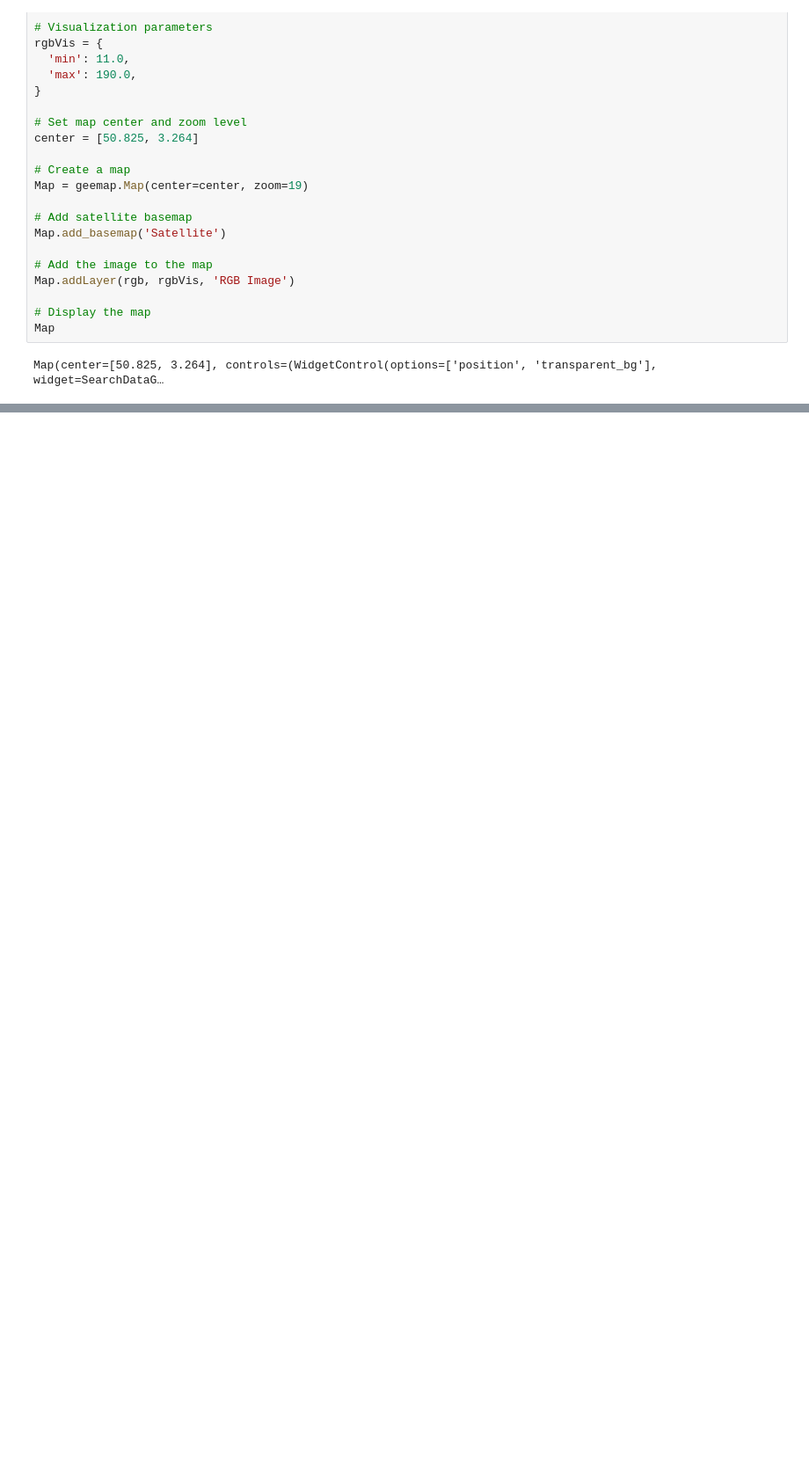
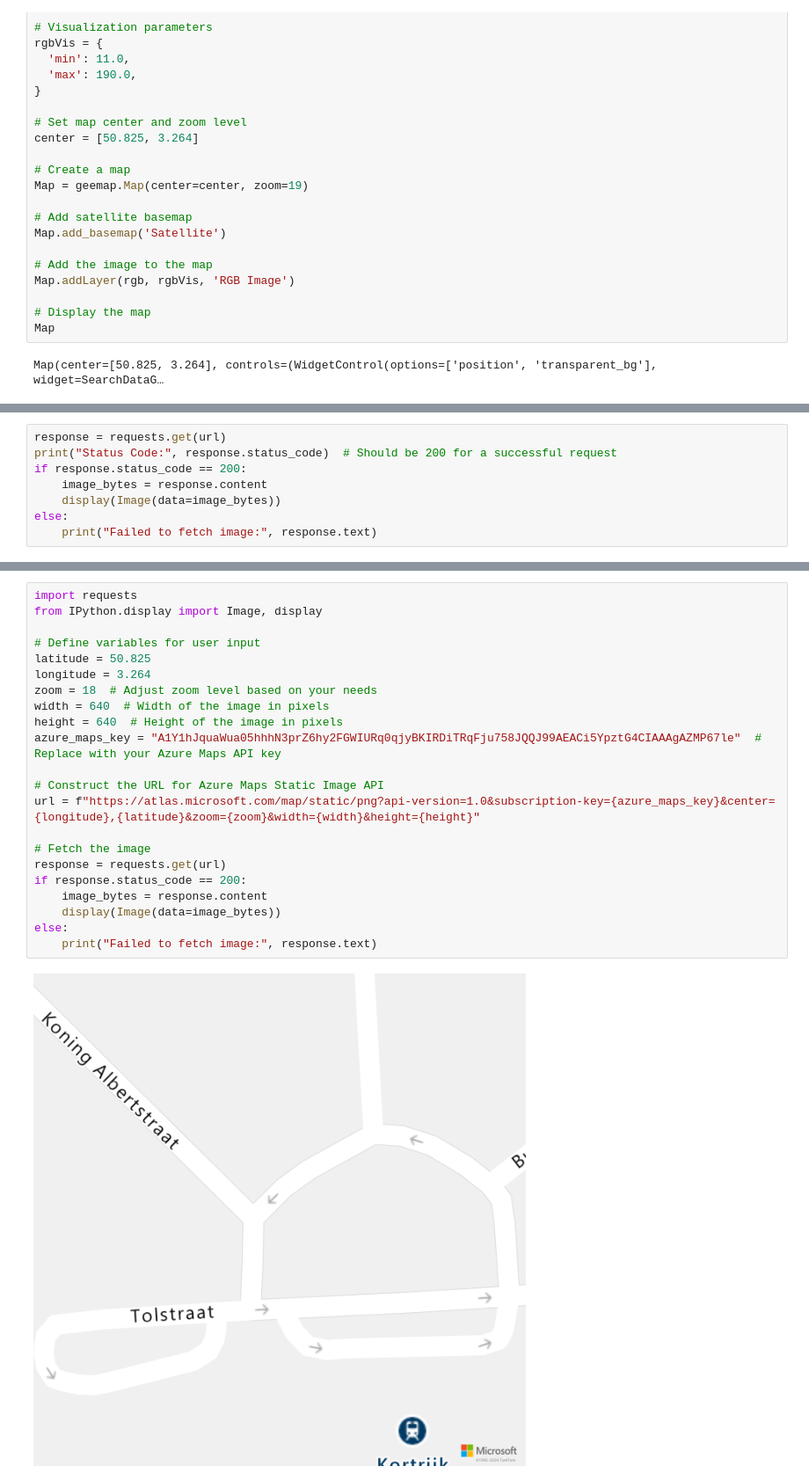
Before and after one commit to thibaultferaux/Industry-Project-Claerhout, a Jupyter notebook: api/main.ipynb, the cells around one changed output, grey strips where cells are left out. Shown at 88% size. Cells and saved outputs as stored; diff of their text form; blank space fills up the shorter version.

```diff
--- a/api/main.ipynb
+++ b/api/main.ipynb
@@ -314,0 +77,8 @@ KeyboardInterrupt:
+# %%
+response = requests.get(url)
+print("Status Code:", response.status_code)  # Should be 200 for a successful request
+if response.status_code == 200:
+    image_bytes = response.content
+    display(Image(data=image_bytes))
+else:
+    print("Failed to fetch image:", response.text)
@@ -314,0 +90,24 @@ KeyboardInterrupt:
+# %%
+import requests
+from IPython.display import Image, display
+
+# Define variables for user input
+latitude = 50.825
+longitude = 3.264
+zoom = 18  # Adjust zoom level based on your needs
+width = 640  # Width of the image in pixels
+height = 640  # Height of the image in pixels
+azure_maps_key = "A1Y1hJquaWua05hhhN3prZ6hy2FGWIURq0qjyBKIRDiTRqFju758JQQJ99AEACi5YpztG4CIAAAgAZMP67le"  # Replace with your Azure Maps API key
+
+# Construct the URL for Azure Maps Static Image API
+url = f"https://atlas.microsoft.com/map/static/png?api-version=1.0&subscription-key={azure_maps_key}&center={longitude},{latitude}&zoom={zoom}&width={width}&height={height}"
+
+# Fetch the image
+response = requests.get(url)
+if response.status_code == 200:
+    image_bytes = response.content
+    display(Image(data=image_bytes))
+else:
+    print("Failed to fetch image:", response.text)
+# %% [output]
+[figure, added]
```
Also changed, not shown: parts of 22 cells of this notebook, 45 other files.
